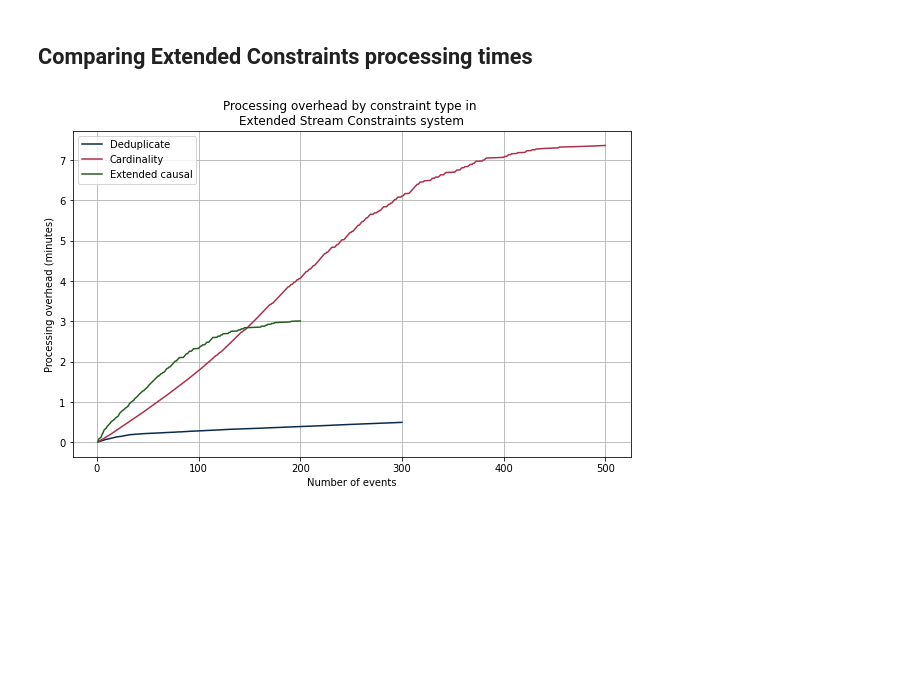
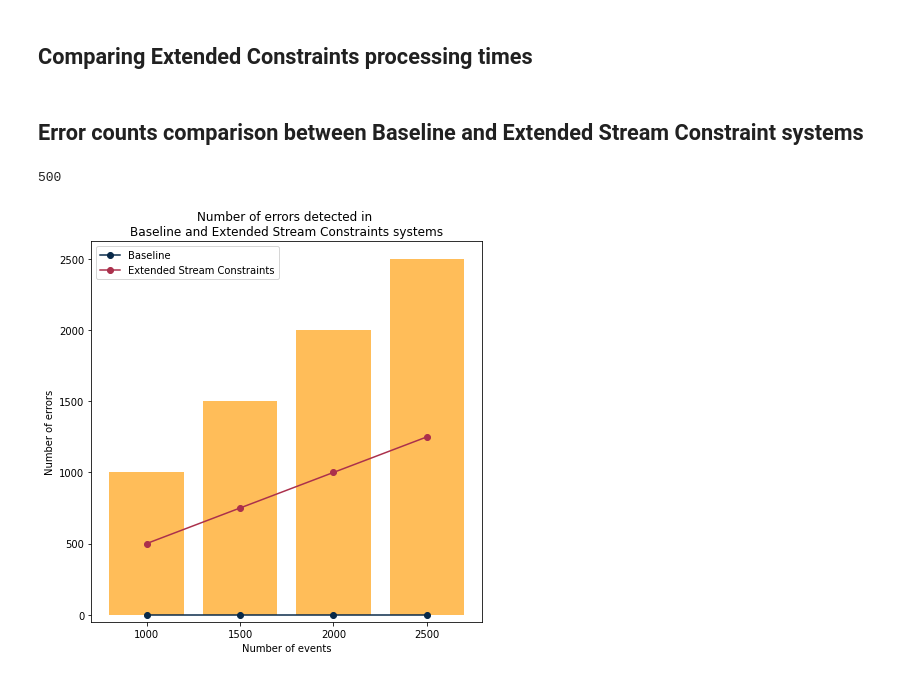
Before and after one commit to amritaramnauth/stream-constraints, a Jupyter notebook: experiments-analysis/extended-events-analysis.ipynb, the cells around one changed output. Cells and saved outputs as stored; diff of their text form; code cells hidden in the pictures; blank space fills up the shorter version.

```diff
--- a/experiments-analysis/extended-events-analysis.ipynb
+++ b/experiments-analysis/extended-events-analysis.ipynb
@@ -269,18 +296,18 @@ def cumulative_overhead_to_minutes(processed_events, eventType):
 # %%
 fig = plt.figure(figsize =(10, 6))
 
-duplicates_1000_y = cumulative_overhead_to_minutes(processed_events_1000_constrained_list, "InsuranceQuoteRequestEvent")
-duplicates_1000_x = list(range(1,len(duplicates_1000_y)+1))
+duplicates_2500_y = cumulative_overhead_to_minutes(processed_events_2500_constrained_list, "InsuranceQuoteRequestEvent")
+duplicates_2500_x = list(range(1,len(duplicates_2500_y)+1))
 
-limit_1000_y = cumulative_overhead_to_minutes(processed_events_1000_constrained_list, "UpdatePolicyEvent")
-limit_1000_x = list(range(1,len(limit_1000_y)+1))
+limit_2500_y = cumulative_overhead_to_minutes(processed_events_2500_constrained_list, "UpdatePolicyEvent")
+limit_2500_x = list(range(1,len(limit_2500_y)+1))
 
-causal_1000_y = cumulative_overhead_to_minutes(processed_events_1000_constrained_list, "DeletePolicyEvent")
-causal_1000_x = list(range(1,len(causal_1000_y)+1))
+causal_2500_y = cumulative_overhead_to_minutes(processed_events_2500_constrained_list, "DeletePolicyEvent")
+causal_2500_x = list(range(1,len(causal_2500_y)+1))
 
-plt.plot(duplicates_1000_x, duplicates_1000_y, label="Deduplicate", color="#082949")
-plt.plot(limit_1000_x, limit_1000_y, label="Cardinality", color="#ab304c")
-plt.plot(causal_1000_x, causal_1000_y, label="Extended causal", color="#265E20")
+plt.plot(duplicates_2500_x, duplicates_2500_y, label="Deduplicate", color="#082949")
+plt.plot(limit_2500_x, limit_2500_y, label="Cardinality", color="#ab304c")
+plt.plot(causal_2500_x, causal_2500_y, label="Extended causal", color="#265E20")
 
 plt.legend(loc="best")
 plt.xlabel("Number of events")
@@ -289,6 +316,38 @@ plt.grid(True)
 plt.title("Processing overhead by constraint type in \nExtended Stream Constraints system")
 plt.show()
 
-fig.savefig("constrained-overhead-by-constraint-1000.pdf")
+fig.savefig("constrained-overhead-by-constraint-2500.pdf")
-# %% [output]
-[figure, removed]
+# %% [markdown]
+## Error counts comparison between Baseline and Extended Stream Constraint systems
+# %%
+fig = plt.figure(figsize =(7, 7))
+
+_, redirect_events_1000_constrained_list = create_event_map("extended-events-redirect-1000.txt")
+_, redirect_events_1500_constrained_list = create_event_map("extended-events-redirect-1500.txt")
+_, redirect_events_2000_constrained_list = create_event_map("extended-events-redirect-2000.txt")
+_, redirect_events_2500_constrained_list = create_event_map("extended-events-redirect-2500.txt")
+
+print(len(redirect_events_1000_constrained_list))
+
+events = ['1000', '1500', '2000', '2500']
+number_of_events_processed = [len(baseline_diffs_1000), len(baseline_diffs_1500), len(baseline_diffs_2000), len(baseline_diffs_2500)]
+baseline_errors = [0, 0, 0, 0]
+constrained_errors = [len(redirect_events_1000_constrained_list), len(redirect_events_1500_constrained_list), len(redirect_events_2000_constrained_list), len(redirect_events_2500_constrained_list)]
+
+
+plt.bar(events,number_of_events_processed, color="#ffbd59")
+plt.plot(events, baseline_errors, marker='o',  label='Baseline', color='#082949')
+plt.plot(events, constrained_errors, marker='o',  label='Extended Stream Constraints', color='#ab304c')
+
+plt.legend(loc="best")
+plt.xlabel("Number of events")
+plt.ylim(-50)
+plt.ylabel("Number of errors")
+plt.title("Number of errors detected in \nBaseline and Extended Stream Constraints systems")
+
+plt.show()
+
+fig.savefig("baseline-constrained-errors-detected.pdf")
+# %% [output]
+500
+[figure, added]
```
Also changed, not shown: parts of 6 cells of this notebook, 10 other files.
